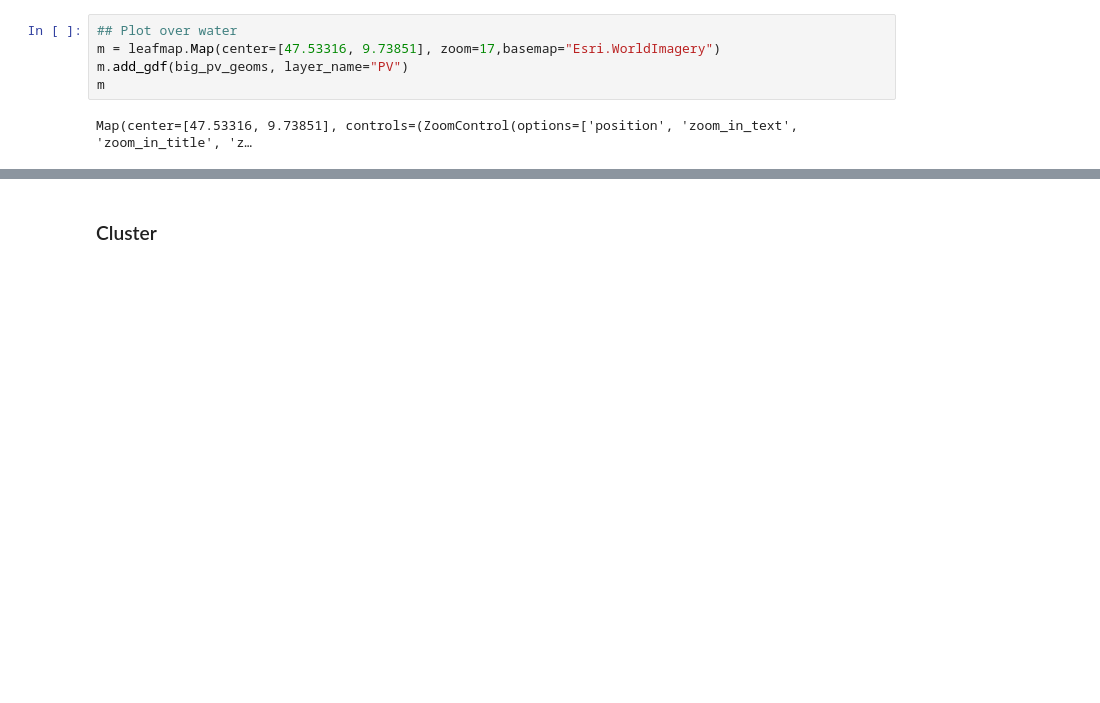
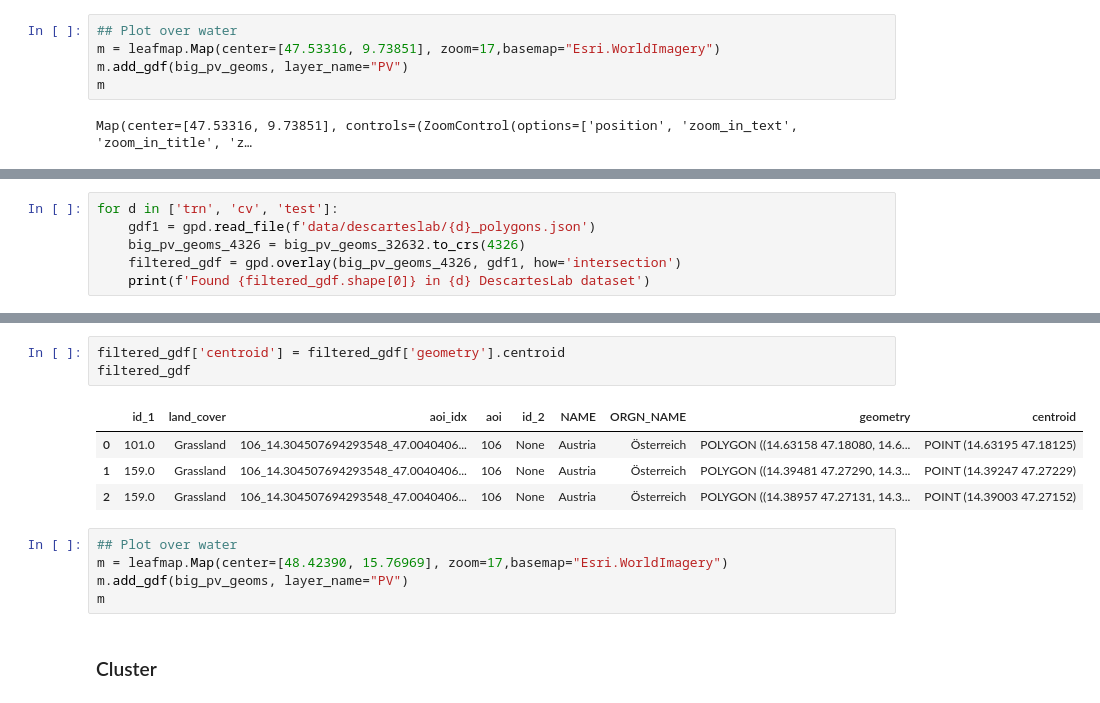
Before and after one commit to clausmichele/openEO_photovoltaic, a Jupyter notebook: openEO_data_retrieval.ipynb, the cells around one changed output, grey strips where cells are left out. Cells and saved outputs as stored; diff of their text form; blank space fills up the shorter version.

Commit message:
DescartesLab validation

```diff
--- a/openEO_data_retrieval.ipynb
+++ b/openEO_data_retrieval.ipynb
@@ -241,0 +244,6 @@ Map(center=[47.53316, 9.73851], controls=(ZoomControl(options=['position', 'zoom
+# %%
+for d in ['trn', 'cv', 'test']:
+    gdf1 = gpd.read_file(f'data/descarteslab/{d}_polygons.json')
+    big_pv_geoms_4326 = big_pv_geoms_32632.to_crs(4326)
+    filtered_gdf = gpd.overlay(big_pv_geoms_4326, gdf1, how='intersection')
+    print(f'Found {filtered_gdf.shape[0]} in {d} DescartesLab dataset')
@@ -242,3 +261,16 @@ Map(center=[47.53316, 9.73851], controls=(ZoomControl(options=['position', 'zoom
+# %%
+filtered_gdf['centroid'] = filtered_gdf['geometry'].centroid
+filtered_gdf
+# %% [output]
+|  | id_1 | land_cover | aoi_idx | aoi | id_2 | NAME | ORGN_NAME | geometry | centroid |
+| 0 | 101.0 | Grassland | 106_14.304507694293548_47.0040406... | 106 | None | Austria | Österreich | POLYGON ((14.63158 47.18080, 14.6... | POINT (14.63195 47.18125) |
+| 1 | 159.0 | Grassland | 106_14.304507694293548_47.0040406... | 106 | None | Austria | Österreich | POLYGON ((14.39481 47.27290, 14.3... | POINT (14.39247 47.27229) |
+| 2 | 159.0 | Grassland | 106_14.304507694293548_47.0040406... | 106 | None | Austria | Österreich | POLYGON ((14.38957 47.27131, 14.3... | POINT (14.39003 47.27152) |
+# %%
+## Plot over water
+m = leafmap.Map(center=[48.42390, 15.76969], zoom=17,basemap="Esri.WorldImagery")
+m.add_gdf(big_pv_geoms, layer_name="PV")
+m
 # %% [markdown]
 ### Cluster
 # %%
```
Also changed, not shown: parts of 3 cells of this notebook, 11 other files.
